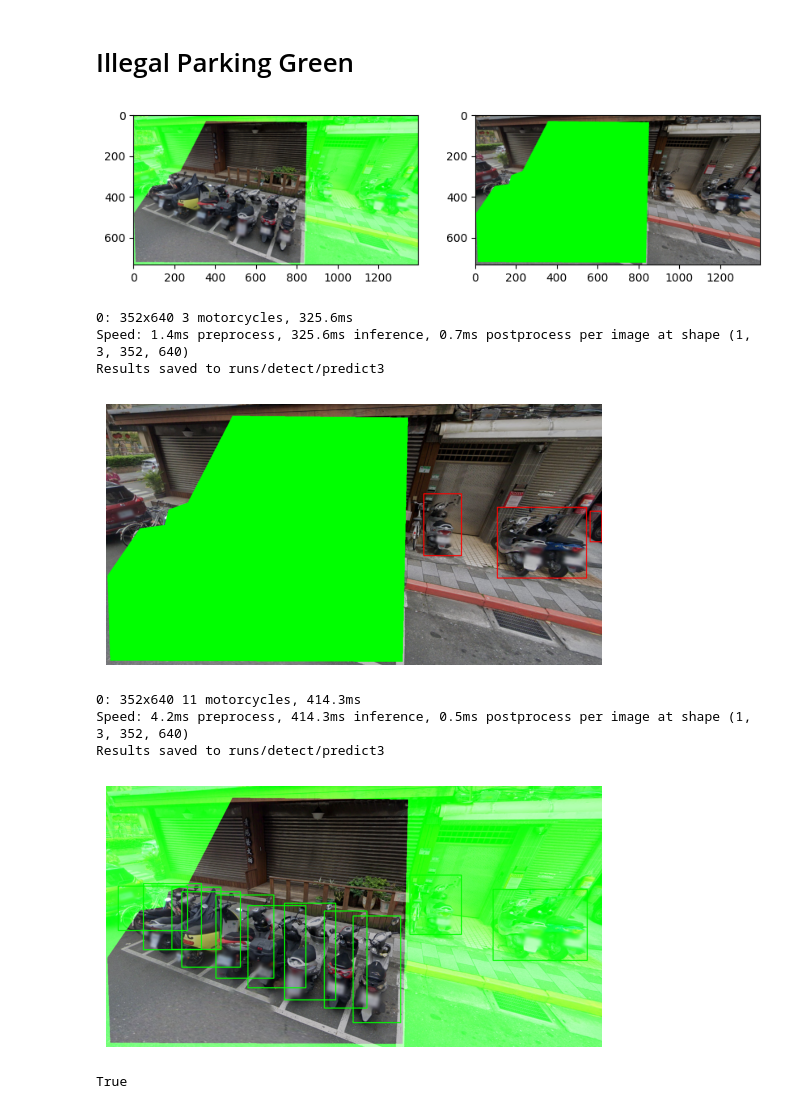
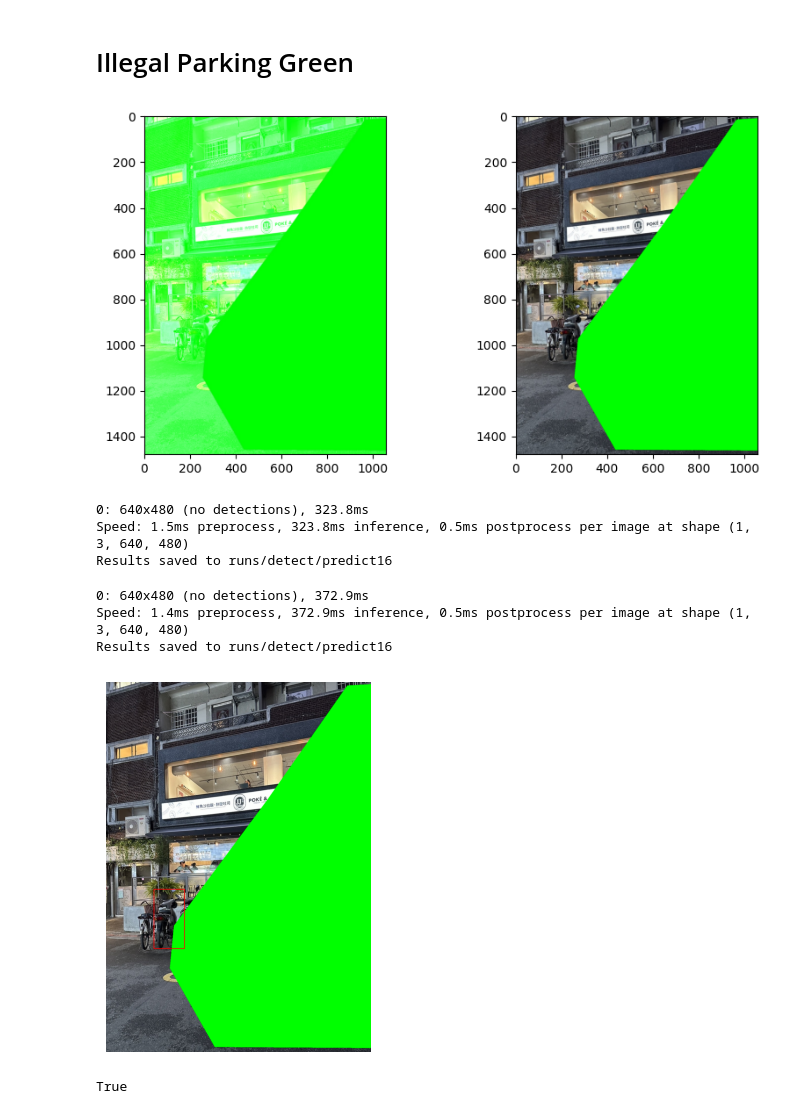
Before and after one commit to VincentSheh/motorparking-tracker, a Jupyter notebook: Detector_trainer/Yolo_Trainer.ipynb, the cells around one changed output. Drawn from its saved outputs; the diff is of its cells as text; code cells hidden in the pictures.

```diff
--- a/Detector_trainer/Yolo_Trainer.ipynb
+++ b/Detector_trainer/Yolo_Trainer.ipynb
@@ -185,44 +209,40 @@ plt.imshow(fin_img)
 import cv2
 import numpy as np
 from matplotlib import pyplot as plt
 from ultralytics import YOLO
-model = YOLO('yolov8x.pt')
-polygon_points = [(4, 482), (95, 350), (165, 340), (176, 297), (230, 277), (356, 33), (849, 38), (834, 724), (12, 721), (4, 485)]
-orig_img = cv2.imread('illegal3.png')
+model = YOLO('yolov8l.pt')
+polygon_points = [(255, 1144), (271, 974), (641, 475), (963, 14), (1101, 8), (1076, 1462), (434, 1458), (260, 1152)]
+orig_img = cv2.imread('image0.jpg')
 pts = np.array(polygon_points, np.int64)
 pts = pts.reshape((-1, 1, 2))
 img = orig_img.copy()
 
 
 # Create a mask for the polygon area
 mask = np.zeros_like(img)  # Create a black image with similar shape as original
 mask[:] = (0,255,0)
 cv2.fillPoly(mask, [pts], (0, 0, 0))  # Insert the polygon and fill it with white
 
 # Apply the mask to the original image to get only the polygon area
 # Invert the mask for the park_img
 park_img = cv2.bitwise_or(img, mask)  # Keep the area outside the polygon black
 
 # Create a copy of the original image for the illegal parking visualization
 illegal_park_img = img.copy()
 
 # Fill the polygon area with green in the illegal parking image
 cv2.fillPoly(illegal_park_img, [pts], (0, 255, 0))  # Fill the polygon with green
 
 # Plot the images
 fig, ax = plt.subplots(1, 2, figsize=(10, 5))
 ax[0].imshow(cv2.cvtColor(park_img, cv2.COLOR_BGR2RGB))  # Convert to RGB for accurate color representation
 ax[1].imshow(cv2.cvtColor(illegal_park_img, cv2.COLOR_BGR2RGB))
 plt.show()
 # %% [output]
-[figure, old version]
+[figure, new version]
 # %%
-import cv2
-from matplotlib import pyplot as plt
-from ultralytics import YOLO
 
 # Load the model and image
-model = YOLO('yolov8x.pt')
 # img = cv2.imread('illegal1.png')
 # Perform inference
 results = model(illegal_park_img,save=True, conf=0.4, classes=3)[0]
@@ -240,17 +260,17 @@ for detection in results.boxes.xyxy:
   # Draw the rectangle
   boxed_img = cv2.rectangle(illegal_park_img, start_point, end_point, color, 2)
 
-# Convert image to RGB for matplotlib
-illegal_img_boxed = cv2.cvtColor(boxed_img, cv2.COLOR_BGR2RGB)
-# Display the image
-plt.imshow(illegal_img_boxed)
-plt.axis('off')
-plt.show()
+if len(results.boxes.xyxy) != 0:
+  # Convert image to RGB for matplotlib
+  illegal_img_boxed = cv2.cvtColor(boxed_img, cv2.COLOR_BGR2RGB)
+  # Display the image
+  plt.imshow(illegal_img_boxed)
+  plt.axis('off')
+  plt.show()
 # %% [output]
-0: 352x640 3 motorcycles, 325.6ms
-Speed: 1.4ms preprocess, 325.6ms inference, 0.7ms postprocess per image at shape (1, 3, 352, 640)
-Results saved to runs/detect/predict3
+0: 640x480 (no detections), 323.8ms
+Speed: 1.5ms preprocess, 323.8ms inference, 0.5ms postprocess per image at shape (1, 3, 640, 480)
+Results saved to runs/detect/predict16
-[figure, removed]
 # %%
 # Perform inference
 results = model(park_img,save=True, conf=0.4, classes=3)[0]
@@ -263,7 +283,7 @@ for detection in results.boxes.xyxy:
   end_point = (int(x2), int(y2))
 
   # Custom color (e.g., red in BGR)
-  color = (0, 255, 0)  # BGR format
+  color = (255, 0, 0)  # BGR format
 
   # Draw the rectangle
   boxed_img = cv2.rectangle(park_img, start_point, end_point, color, 2)
@@ -278,10 +298,10 @@ plt.imshow(legal_img_boxed)
 plt.axis('off')
 plt.show()
 # %% [output]
-0: 352x640 11 motorcycles, 414.3ms
-Speed: 4.2ms preprocess, 414.3ms inference, 0.5ms postprocess per image at shape (1, 3, 352, 640)
-Results saved to runs/detect/predict3
+0: 640x480 (no detections), 372.9ms
+Speed: 1.4ms preprocess, 372.9ms inference, 0.5ms postprocess per image at shape (1, 3, 640, 480)
+Results saved to runs/detect/predict16
-[figure, old version]
+[figure, new version]
 # %%
 combined = cv2.bitwise_or(illegal_img_boxed, legal_img_boxed)
 fin_img = cv2.cvtColor(combined, cv2.COLOR_RGB2BGR)
```
Also changed, not shown: parts of 5 cells of this notebook, 2 other files.
